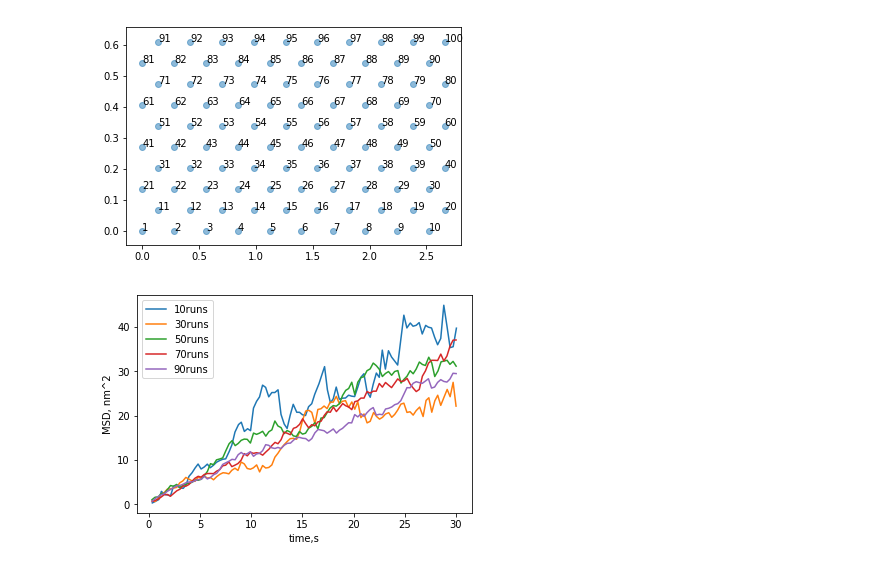
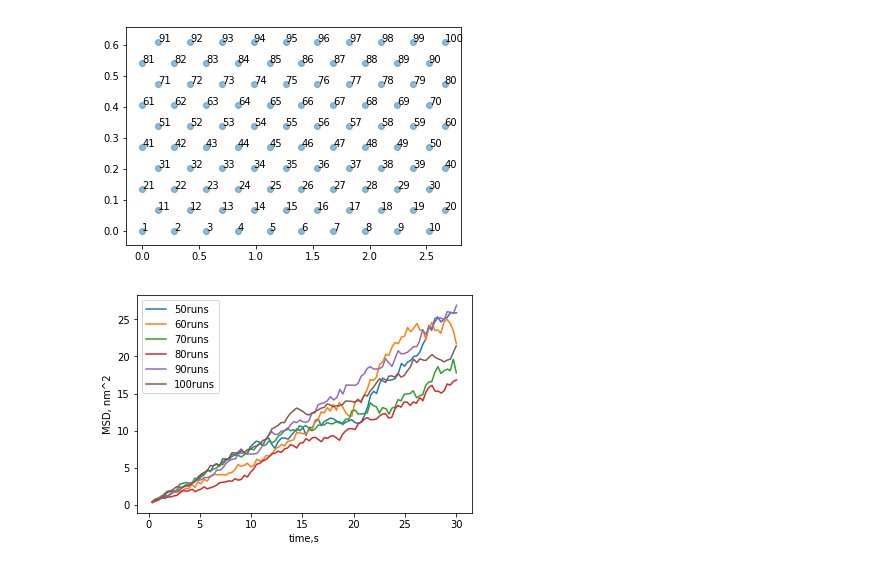
Before and after one commit to Abiyouxin/2D_hopping, a Jupyter notebook: hexagonal_lattice_2.2.ipynb, the cells around one changed output. Saved outputs shown, nothing was run; the diff lists cells and outputs as text; code cells hidden in the pictures.

```diff
--- a/hexagonal_lattice_2.2.ipynb
+++ b/hexagonal_lattice_2.2.ipynb
@@ -213,27 +207,28 @@ class Simulation:
             data = pd.DataFrame({'time,s': x_time, 'MSD,nm^2': y_msd})
         return data
 # %%
+'''repeating for different number of runs'''
 # array storing number of repeats
-no_repeat = np.array(list(range(10,110,20)))
+no_repeat = np.array(list(range(50,110,10)))
 '''repeat simulation (starting at different intial positions) and calculating mean squared displacement'''
 for r in np.nditer(no_repeat):
     record = pd.DataFrame([])
     for m in range(int(r)):
         run = Simulation(0.7, 30, 1, 278, 100)
         data = run.kmc()
         record = pd.concat([record, data], axis=1, sort=False)
     MSD = record.iloc[:, 1::2]
     time = record.iloc[:, 0::2]
     MSD_mean = MSD.mean(axis=1)
     time_mean = time.mean(axis=1)
     MSD_std = MSD.std(axis=1)
     plt.errorbar(time_mean, MSD_mean, label=f'{r}runs')
 
 plt.legend(loc='upper left')
 plt.xlabel('time,s')
 plt.ylabel('MSD, nm^2')
 plt.savefig('compare_no_runs')
 plt.show()
 plt.close()
 # %% [output]
-[figure, old version]
+[figure, new version]
```
Also changed, not shown: parts of 2 cells of this notebook.
